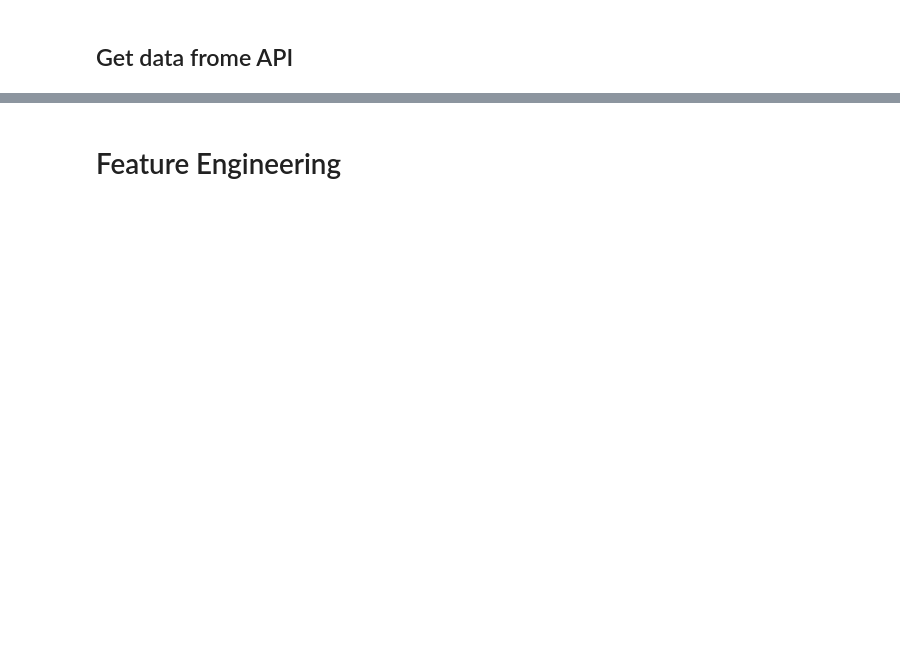
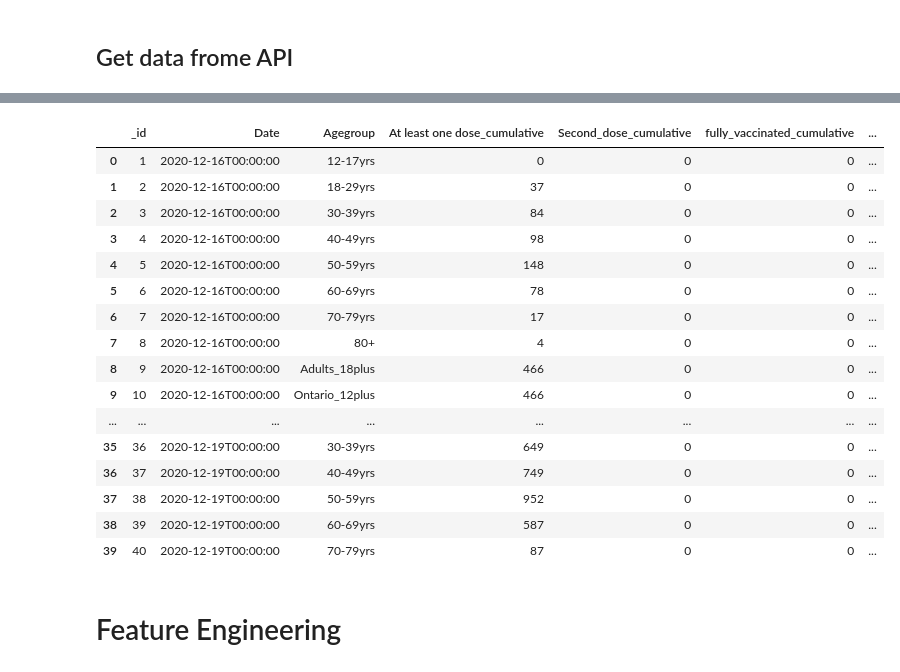
Before and after one commit to chenchenn9/schulich_data_science, a Jupyter notebook: Class/SQL/Data/covid-19.ipynb, the cells around one changed output, grey strips where cells are left out. Saved outputs shown, nothing was run; the diff lists cells and outputs as text; code cells hidden in the pictures; blank space fills up the shorter version.

```diff
--- a/Class/SQL/Data/covid-19.ipynb
+++ b/Class/SQL/Data/covid-19.ipynb
@@ -101,2 +69,22 @@ New Doses for people with three vaccines (new_doses_three_vaccines)
+# %%
+df.head(40)
+# %% [output]
+|  | _id | Date | Agegroup | At least one dose_cumulative | Second_dose_cumulative | fully_vaccinated_cumulative | ... |
+| 0 | 1 | 2020-12-16T00:00:00 | 12-17yrs | 0 | 0 | 0 | ... |
+| 1 | 2 | 2020-12-16T00:00:00 | 18-29yrs | 37 | 0 | 0 | ... |
+| 2 | 3 | 2020-12-16T00:00:00 | 30-39yrs | 84 | 0 | 0 | ... |
+| 3 | 4 | 2020-12-16T00:00:00 | 40-49yrs | 98 | 0 | 0 | ... |
+| 4 | 5 | 2020-12-16T00:00:00 | 50-59yrs | 148 | 0 | 0 | ... |
+| 5 | 6 | 2020-12-16T00:00:00 | 60-69yrs | 78 | 0 | 0 | ... |
+| 6 | 7 | 2020-12-16T00:00:00 | 70-79yrs | 17 | 0 | 0 | ... |
+| 7 | 8 | 2020-12-16T00:00:00 | 80+ | 4 | 0 | 0 | ... |
+| 8 | 9 | 2020-12-16T00:00:00 | Adults_18plus | 466 | 0 | 0 | ... |
+| 9 | 10 | 2020-12-16T00:00:00 | Ontario_12plus | 466 | 0 | 0 | ... |
+| ... | ... | ... | ... | ... | ... | ... | ... |
+| 35 | 36 | 2020-12-19T00:00:00 | 30-39yrs | 649 | 0 | 0 | ... |
+| 36 | 37 | 2020-12-19T00:00:00 | 40-49yrs | 749 | 0 | 0 | ... |
+| 37 | 38 | 2020-12-19T00:00:00 | 50-59yrs | 952 | 0 | 0 | ... |
+| 38 | 39 | 2020-12-19T00:00:00 | 60-69yrs | 587 | 0 | 0 | ... |
+| 39 | 40 | 2020-12-19T00:00:00 | 70-79yrs | 87 | 0 | 0 | ... |
 # %% [markdown]
 # Feature Engineering
```
Also changed, not shown: parts of 22 cells of this notebook, 1 other file.
